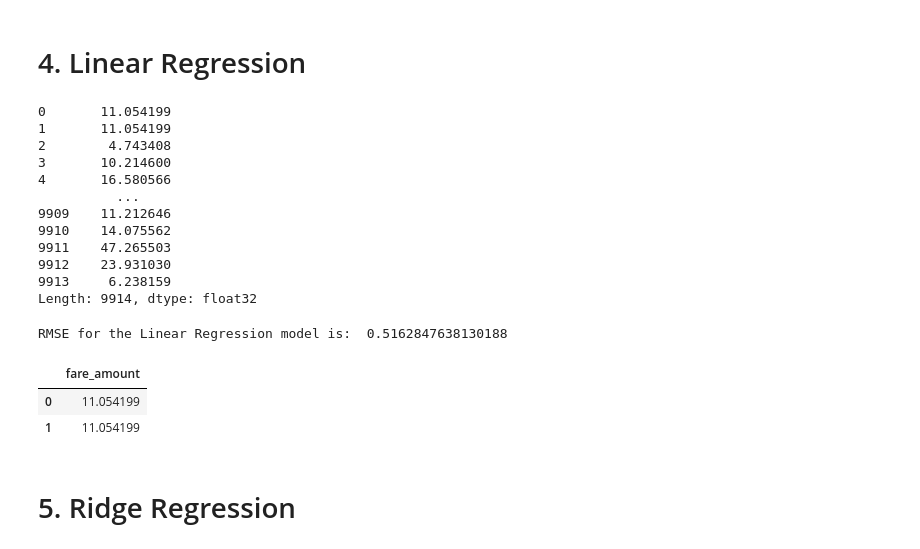
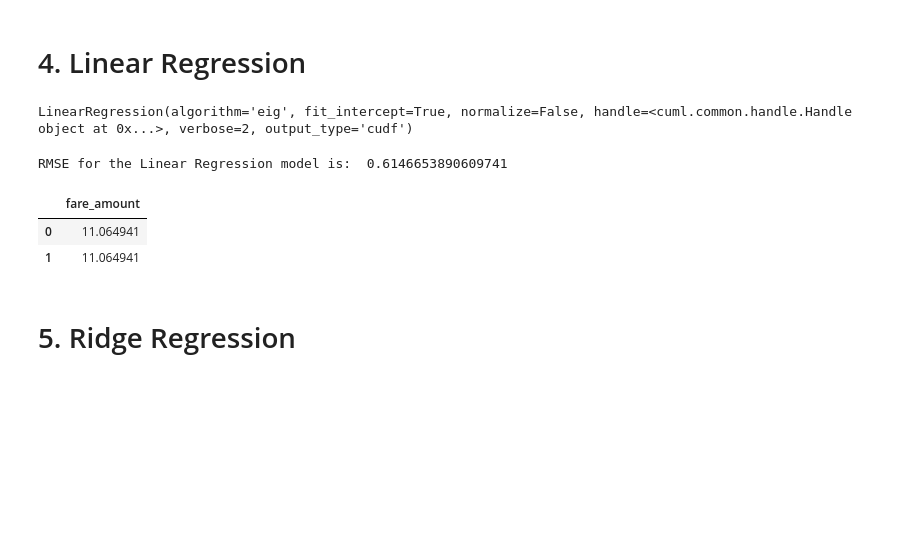
Before and after one commit to AlexSperka/BigData_Project, a Jupyter notebook: BigData.ipynb, the cells around one changed output. Drawn from its saved outputs; the diff is of its cells as text; code cells hidden in the pictures; blank space fills up the shorter version.

Commit message:
Fixed y_pred bug (using wrong prediction)

```diff
--- a/BigData.ipynb
+++ b/BigData.ipynb
@@ -608,33 +582,21 @@ lm = LinearRegression(fit_intercept = True,
                       normalize = False,
                       algorithm = "eig")
 lm.fit(X_train,y_train)
-y_pred=lm.predict(X_test)
+# %% [output]
+LinearRegression(algorithm='eig', fit_intercept=True, normalize=False, handle=<cuml.common.handle.Handle object at 0x...>, verbose=2, output_type='cudf')
+# %%
+y_test_pred=lm.predict(X_test)
+score_linear_reg = calc_RMSE(y_test_pred, 'Linear Regression')
+# %% [output]
+RMSE for the Linear Regression model is:  0.6146653890609741
 # %%
-y_pred=lm.predict(test)
-y_pred
+y_pred_LR=lm.predict(test)
+
+save_model_csv(y_pred_LR, 'submission_LinearReg')
 # %% [output]
-0       11.054199
-1       11.054199
-2        4.743408
-3       10.214600
-4       16.580566
-          ...
-9909    11.212646
-9910    14.075562
-9911    47.265503
-9912    23.931030
-9913     6.238159
-Length: 9914, dtype: float32
+|  | fare_amount |
+| 0 | 11.064941 |
+| 1 | 11.064941 |
-# %%
-score_linear_reg = calc_RMSE(y_pred, 'Linear Regression')
-# %% [output]
-RMSE for the Linear Regression model is:  0.5162847638130188
-# %%
-save_model_csv(y_pred, 'submission_LinearReg')
-# %% [output]
-|  | fare_amount |
-| 0 | 11.054199 |
-| 1 | 11.054199 |
 # %% [markdown]
 # 5. Ridge Regression
 # %%
```
Also changed, not shown: parts of 30 cells of this notebook.
